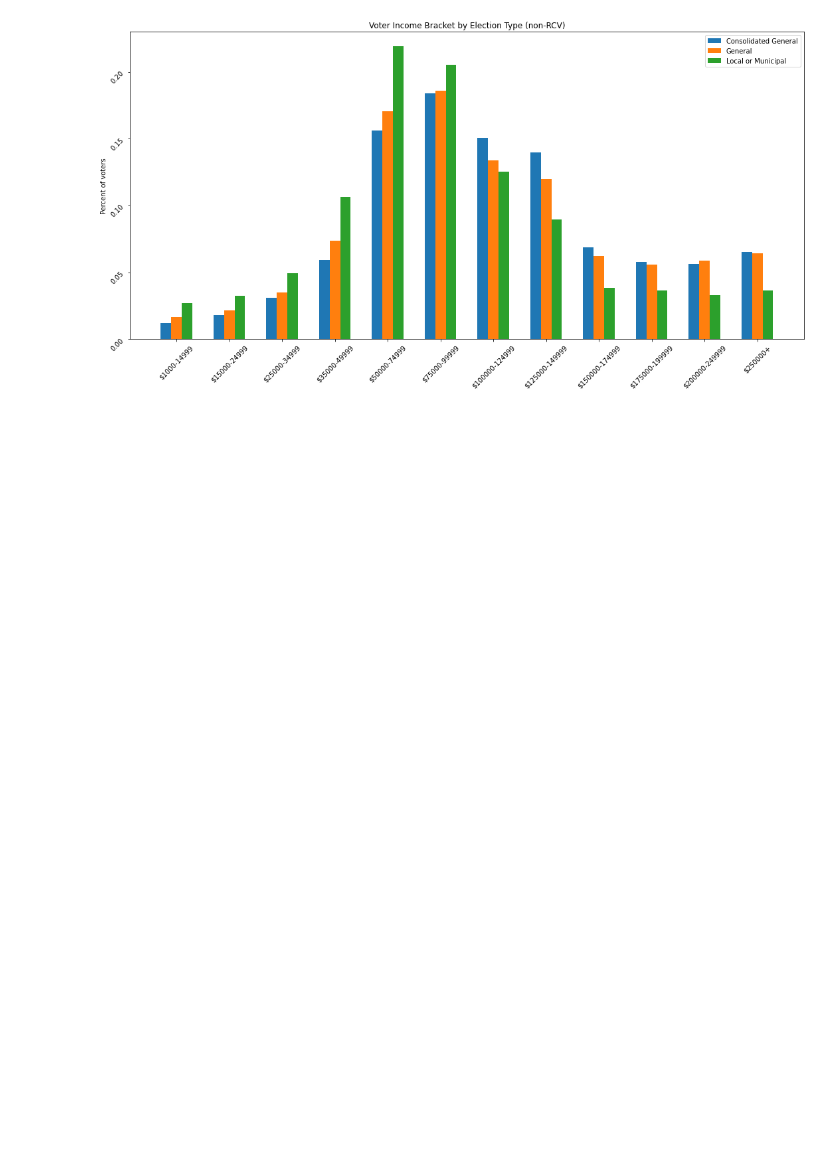
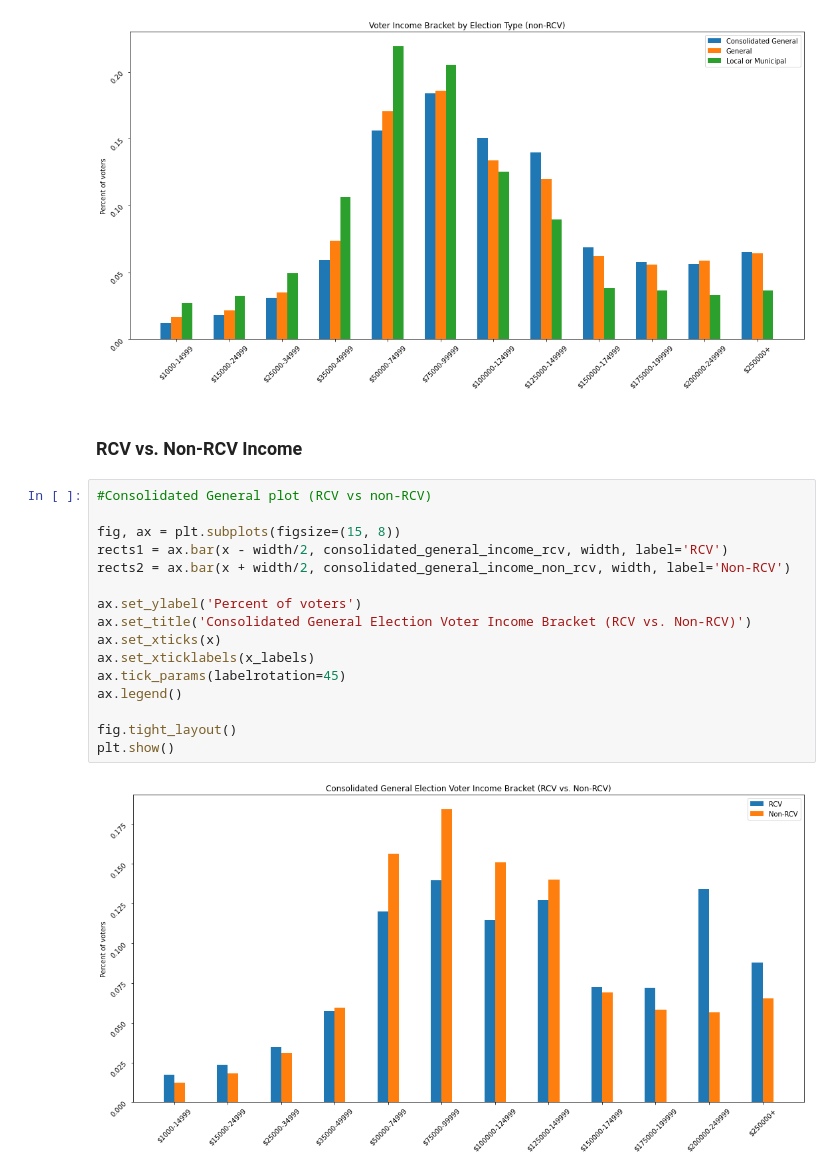
Before and after one commit to jnshzk/capstone, a Jupyter notebook: jin_visualizations.ipynb, the cells around one changed output. Drawn from its saved outputs; the diff is of its cells as text; blank space fills up the shorter version.

Commit message:
modfied to show rcv vs. non-rcv turnout by income bracket

```diff
--- a/jin_visualizations.ipynb
+++ b/jin_visualizations.ipynb
@@ -330,3 +330,23 @@ fig.tight_layout()
 plt.show()
 # %% [output]
 [figure]
+# %% [markdown]
+### RCV vs. Non-RCV Income
+# %%
+#Consolidated General plot (RCV vs non-RCV)
+
+fig, ax = plt.subplots(figsize=(15, 8))
+rects1 = ax.bar(x - width/2, consolidated_general_income_rcv, width, label='RCV')
+rects2 = ax.bar(x + width/2, consolidated_general_income_non_rcv, width, label='Non-RCV')
+
+ax.set_ylabel('Percent of voters')
+ax.set_title('Consolidated General Election Voter Income Bracket (RCV vs. Non-RCV)')
+ax.set_xticks(x)
+ax.set_xticklabels(x_labels)
+ax.tick_params(labelrotation=45)
+ax.legend()
+
+fig.tight_layout()
+plt.show()
+# %% [output]
+[figure, added]
```
Also changed, not shown: parts of 2 cells of this notebook.
